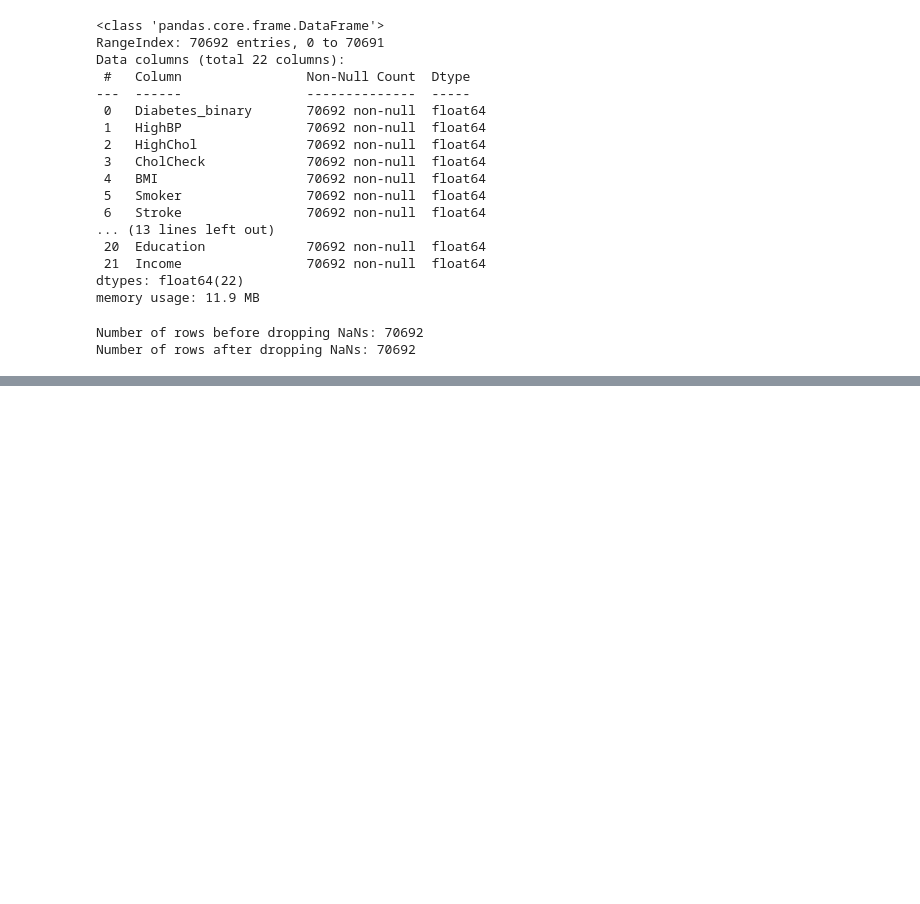
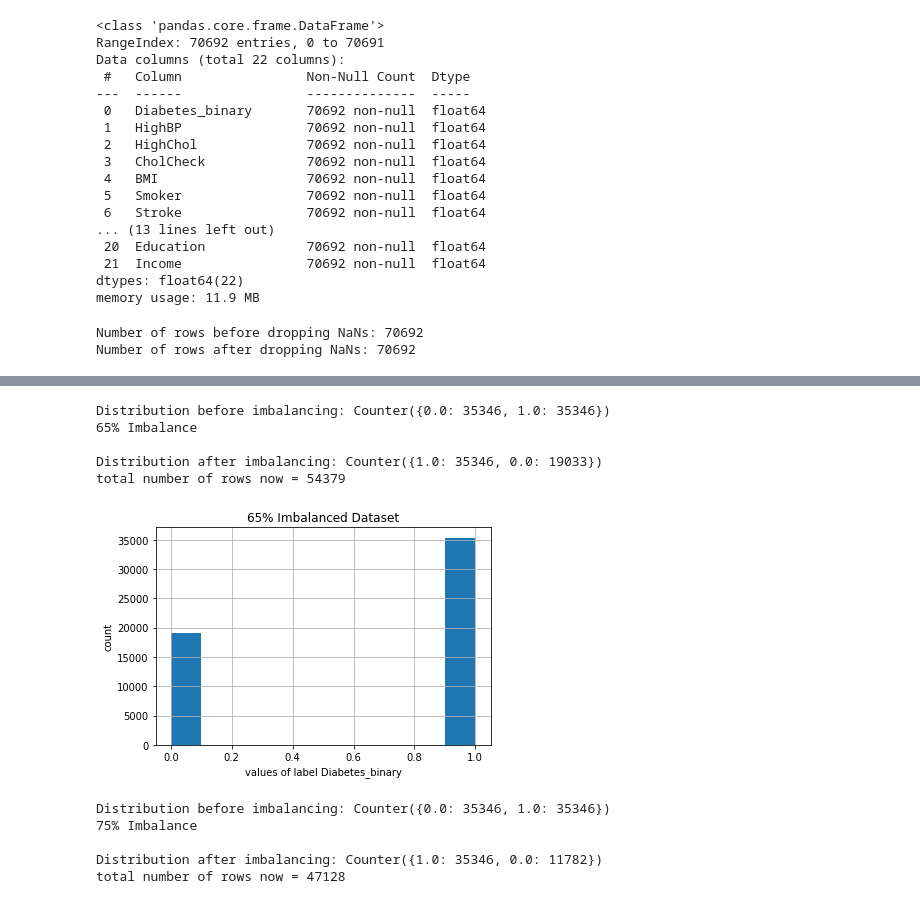
Before and after one commit to sa21262/datascience22, a Jupyter notebook: Assignment21a/diabetes_binary_5050split_health_indicators_BRFSS2015.ipynb, the cells around one changed output, grey strips where cells are left out. Drawn from its saved outputs; the diff is of its cells as text; code cells hidden in the pictures; blank space fills up the shorter version.

```diff
--- a/Assignment21a/diabetes_binary_5050split_health_indicators_BRFSS2015.ipynb
+++ b/Assignment21a/diabetes_binary_5050split_health_indicators_BRFSS2015.ipynb
@@ -78,0 +98,45 @@ Number of rows after dropping NaNs: 70692
+# %%
+y=df['Diabetes_binary'].copy()
+x=df.drop(['Diabetes_binary'],axis=1)
+print(f'Distribution before imbalancing: {Counter(y)}')
+
+print ('65% Imbalance \n' ) # number of 1's are 65% of the total lenght of column class
+X1, y1 = make_imbalance(x, y,
+                              sampling_strategy={0: 19033, 1: 35346},
+                              random_state=42)
+print(f'Distribution after imbalancing: {Counter(y1)}')
+
+print ('total number of rows now =', len(y1))
+# %% [output]
+Distribution before imbalancing: Counter({0.0: 35346, 1.0: 35346})
+65% Imbalance
+
+Distribution after imbalancing: Counter({1.0: 35346, 0.0: 19033})
+total number of rows now = 54379
+# %%
+histogram2=y1.hist() # 65% are 1's
+
+fig = histogram2.get_figure()
+
+pl.title("65% Imbalanced Dataset")
+pl.xlabel("values of label Diabetes_binary")
+pl.ylabel("count")
+
+fig.savefig('Imbalanced3 65 perc.pdf')
+# %% [output]
+[figure, added]
+# %%
+print(f'Distribution before imbalancing: {Counter(y)}')
+print ('75% Imbalance \n' ) # number of 1's are 75% of the total lenght of column class
+X2, y2 = make_imbalance(x, y,
+                              sampling_strategy={0: 11782, 1: 35346},
+                              random_state=42)
+print(f'Distribution after imbalancing: {Counter(y2)}')
+
+print ('total number of rows now =', len(y2))
+# %% [output]
+Distribution before imbalancing: Counter({0.0: 35346, 1.0: 35346})
+75% Imbalance
+
+Distribution after imbalancing: Counter({1.0: 35346, 0.0: 11782})
+total number of rows now = 47128
```
Also changed, not shown: parts of 6 cells of this notebook.
